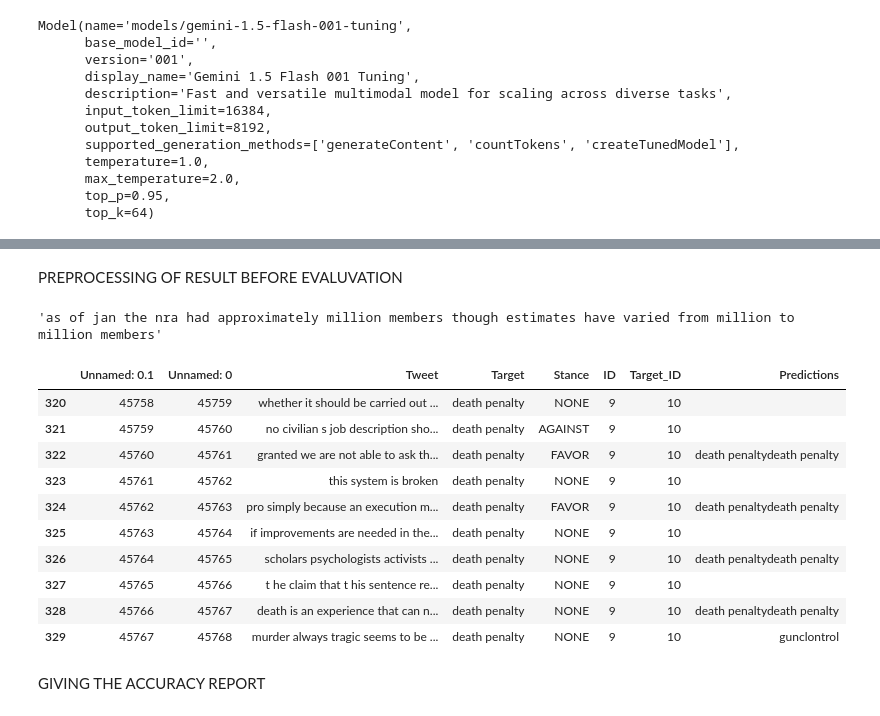
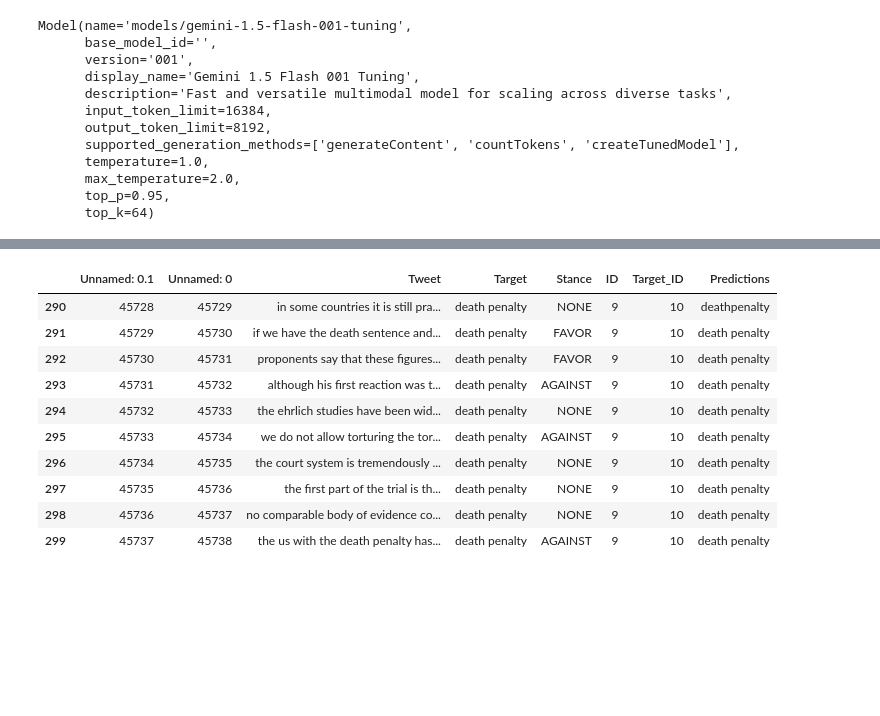
Before and after one commit to tanmayispiddy07/gemini_gemma_phrase_recognization, a Jupyter notebook: phase_generator_2.ipynb, the cells around one changed output, grey strips where cells are left out. Cells and saved outputs as stored; diff of their text form; code cells hidden in the pictures; blank space fills up the shorter version.

````diff
--- a/phase_generator_2.ipynb
+++ b/phase_generator_2.ipynb
@@ -431,51 +293,22 @@ for i in range(3200,3300):
-# %%
-for i in range(3300,3400):
-  response_json = predict_target_and_stance(df['Tweet'][i])
-  json_text=response_json['candidates'][0]['content']['parts'][0]['text']
-  json_text_cleaned = json_text.strip('```json\n').strip('\n``` ')
-  df.at[i, 'Predictions'] = json_text_cleaned
-# %%
-for i in range(3400,3500):
-  response_json = predict_target_and_stance(df['Tweet'][i])
-  json_text=response_json['candidates'][0]['content']['parts'][0]['text']
-  json_text_cleaned = json_text.strip('```json\n').strip('\n``` ')
-  df.at[i, 'Predictions'] = json_text_cleaned
-# %%
-for i in range(3500,3600):
-  response_json = predict_target_and_stance(df['Tweet'][i])
-  json_text=response_json['candidates'][0]['content']['parts'][0]['text']
-  json_text_cleaned = json_text.strip('```json\n').strip('\n``` ')
-  df.at[i, 'Predictions'] = json_text_cleaned
-# %% [markdown]
-PREPROCESSING OF RESULT BEFORE EVALUVATION
 # %%
 phrases_to_remove = ['gun control']
 
 # Remove the specified phrases from the text
-for i in range(len(df)):
-    p = df.loc[i, 'Predictions']
-    if p is not None:  # Check if p is not None before applying replace
-        for phrase in phrases_to_remove:
-            p = p.replace(phrase, '').strip()
-        df.at[i, 'Predictions'] = p # Update the DataFrame
+for p in df['Predictions']:
+    for phrase in phrases_to_remove:
+        p = p.replace(phrase, '').strip()
-# %%
-df['Tweet'][1034]
-# %% [output]
-'as of jan the nra had approximately million members though estimates have varied from million to million members'
-# %%
-df[30:330]
-# %% [output]
-|  | Unnamed: 0.1 | Unnamed: 0 | Tweet | Target | Stance | ID | Target_ID | Predictions |
-| 320 | 45758 | 45759 | whether it should be carried out ... | death penalty | NONE | 9 | 10 |  |
-| 321 | 45759 | 45760 | no civilian s job description sho... | death penalty | AGAINST | 9 | 10 |  |
-| 322 | 45760 | 45761 | granted we are not able to ask th... | death penalty | FAVOR | 9 | 10 | death penaltydeath penalty |
-| 323 | 45761 | 45762 | this system is broken | death penalty | NONE | 9 | 10 |  |
-| 324 | 45762 | 45763 | pro simply because an execution m... | death penalty | FAVOR | 9 | 10 | death penaltydeath penalty |
-| 325 | 45763 | 45764 | if improvements are needed in the... | death penalty | NONE | 9 | 10 |  |
-| 326 | 45764 | 45765 | scholars psychologists activists ... | death penalty | NONE | 9 | 10 | death penaltydeath penalty |
-| 327 | 45765 | 45766 | t he claim that t his sentence re... | death penalty | NONE | 9 | 10 |  |
-| 328 | 45766 | 45767 | death is an experience that can n... | death penalty | NONE | 9 | 10 | death penaltydeath penalty |
-| 329 | 45767 | 45768 | murder always tragic seems to be ... | death penalty | NONE | 9 | 10 | gunclontrol |
-# %% [markdown]
-GIVING THE ACCURACY REPORT
+# %%
+df[290:300]
+# %% [output]
+|  | Unnamed: 0.1 | Unnamed: 0 | Tweet | Target | Stance | ID | Target_ID | Predictions |
+| 290 | 45728 | 45729 | in some countries it is still pra... | death penalty | NONE | 9 | 10 | deathpenalty |
+| 291 | 45729 | 45730 | if we have the death sentence and... | death penalty | FAVOR | 9 | 10 | death penalty |
+| 292 | 45730 | 45731 | proponents say that these figures... | death penalty | FAVOR | 9 | 10 | death penalty |
+| 293 | 45731 | 45732 | although his first reaction was t... | death penalty | AGAINST | 9 | 10 | death penalty |
+| 294 | 45732 | 45733 | the ehrlich studies have been wid... | death penalty | NONE | 9 | 10 | death penalty |
+| 295 | 45733 | 45734 | we do not allow torturing the tor... | death penalty | AGAINST | 9 | 10 | death penalty |
+| 296 | 45734 | 45735 | the court system is tremendously ... | death penalty | NONE | 9 | 10 | death penalty |
+| 297 | 45735 | 45736 | the first part of the trial is th... | death penalty | NONE | 9 | 10 | death penalty |
+| 298 | 45736 | 45737 | no comparable body of evidence co... | death penalty | NONE | 9 | 10 | death penalty |
+| 299 | 45737 | 45738 | the us with the death penalty has... | death penalty | AGAINST | 9 | 10 | death penalty |
 # %%
````
Also changed, not shown: parts of 52 cells of this notebook.
